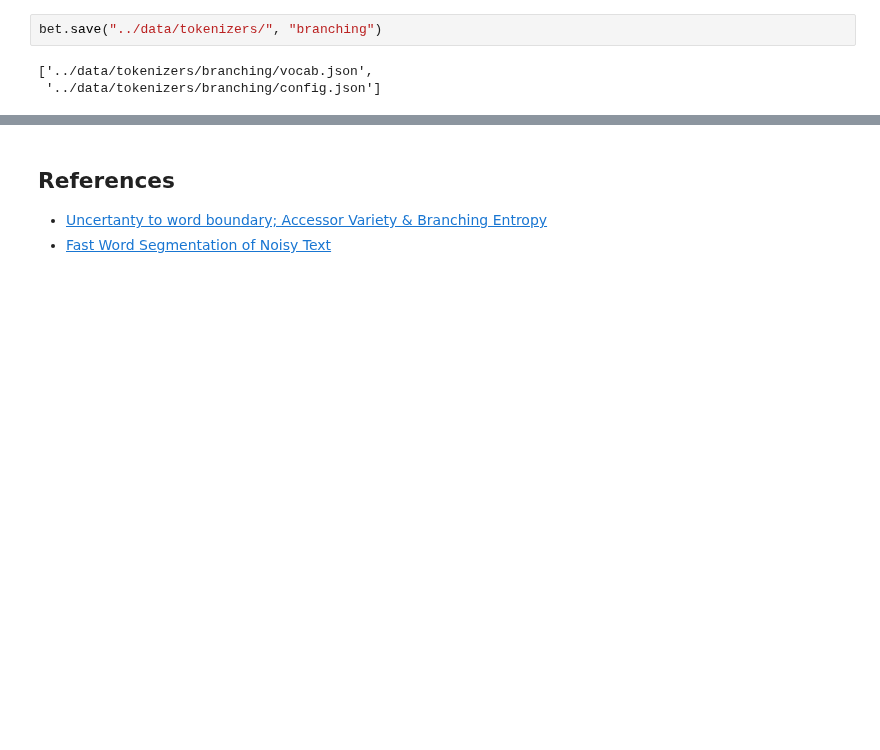
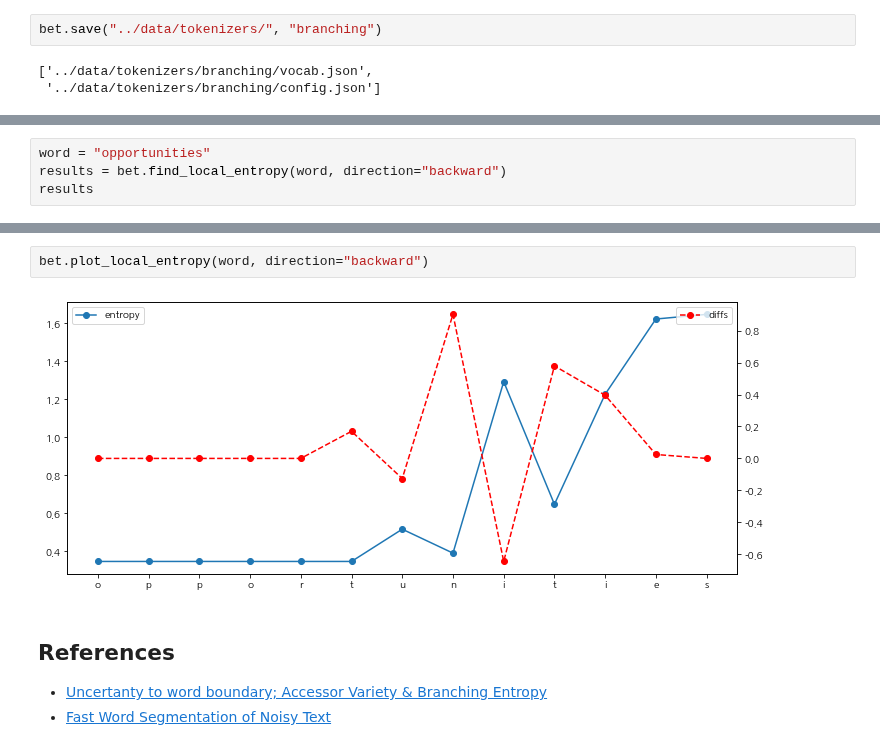
Before and after one commit to entelecheia/ekorpkit-book, a Jupyter notebook: _sources/docs/lectures/intro_nlp/word_segmentation.ipynb, the cells around one changed output, grey strips where cells are left out. Saved outputs shown, nothing was run; the diff lists cells and outputs as text; blank space fills up the shorter version.

```diff
--- a/_sources/docs/lectures/intro_nlp/word_segmentation.ipynb
+++ b/_sources/docs/lectures/intro_nlp/word_segmentation.ipynb
@@ -396,0 +427,4 @@ bet.plot_local_entropy(word, direction="forward")
+# %%
+word = "opportunities"
+results = bet.find_local_entropy(word, direction="backward")
+results
@@ -397,3 +445,7 @@ bet.plot_local_entropy(word, direction="forward")
+# %%
+bet.plot_local_entropy(word, direction="backward")
+# %% [output]
+[figure, added]
 # %% [markdown]
 ## References
 
```
Also changed, not shown: parts of 14 cells of this notebook, 7 other files.
